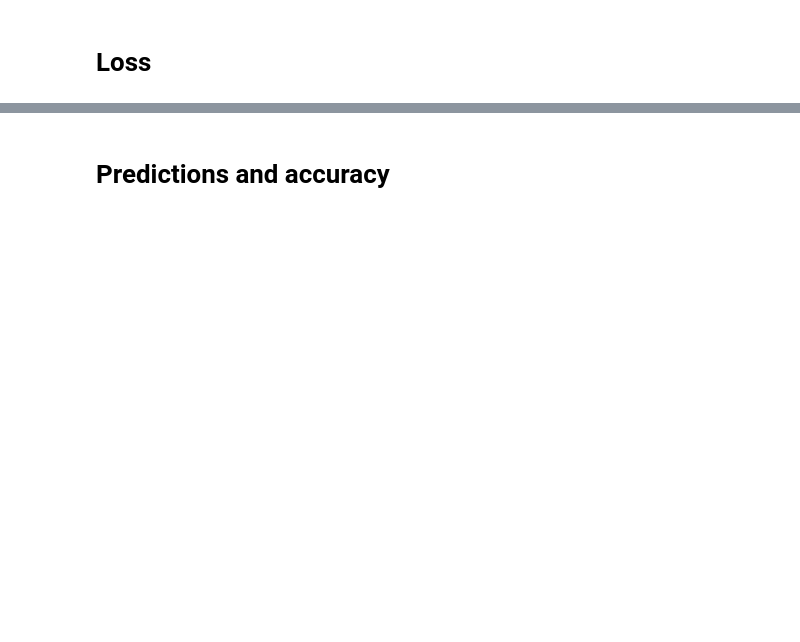
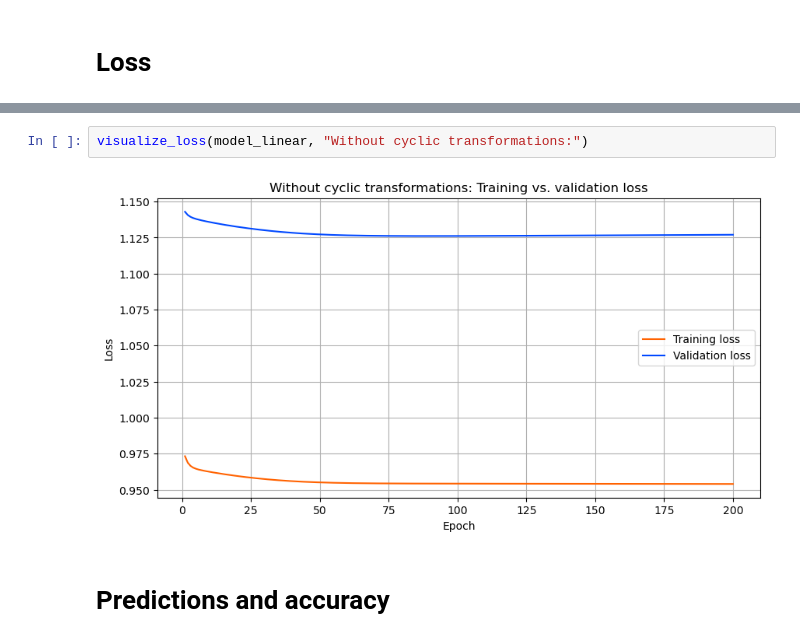
Before and after one commit to jonassterud/OCES5303_A2, a Jupyter notebook: ass2_oces5303_21335836.ipynb, the cells around one changed output, grey strips where cells are left out. Cells and saved outputs as stored; diff of their text form; blank space fills up the shorter version.

```diff
--- a/ass2_oces5303_21335836.ipynb
+++ b/ass2_oces5303_21335836.ipynb
@@ -595,3 +677,7 @@ Both the training loss and the validation loss follow approximately the same pat
+# %%
+visualize_loss(model_linear, "Without cyclic transformations:")
+# %% [output]
+[figure, added]
 # %% [markdown]
 <h1>Predictions and accuracy</h1>
 # %%
```
Also changed, not shown: parts of 23 cells of this notebook.
